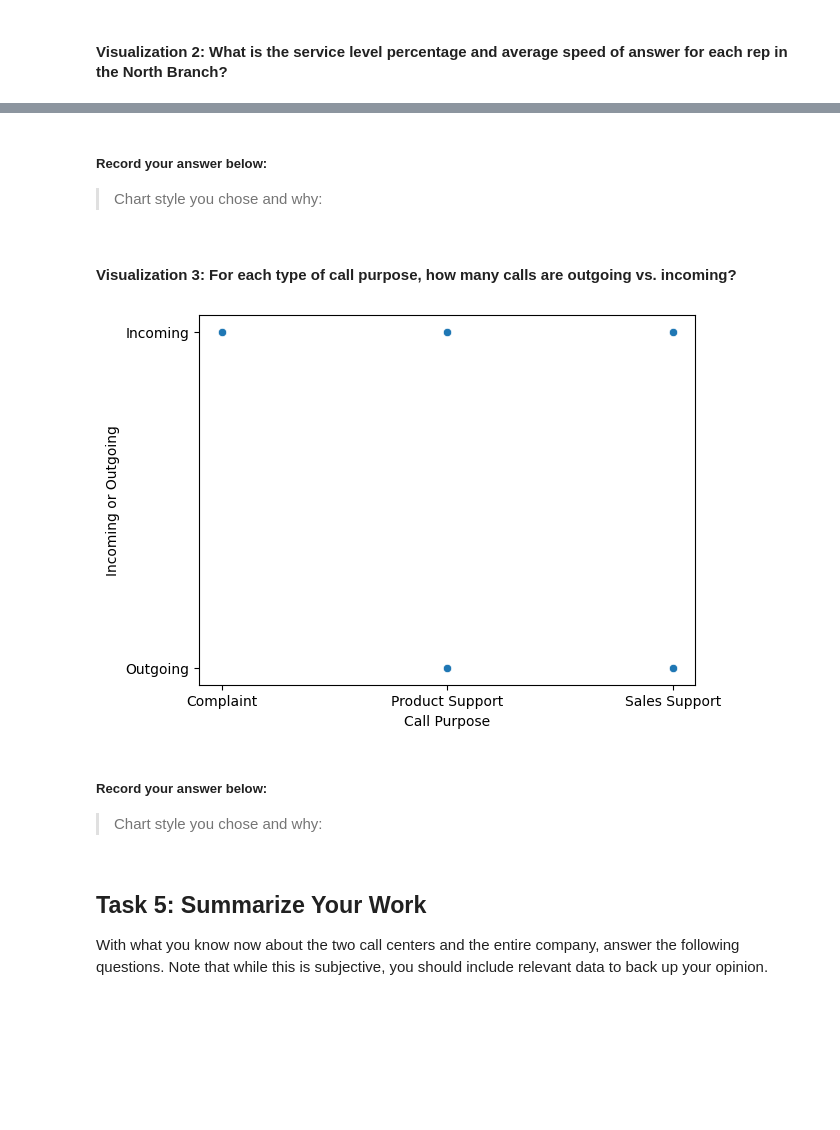
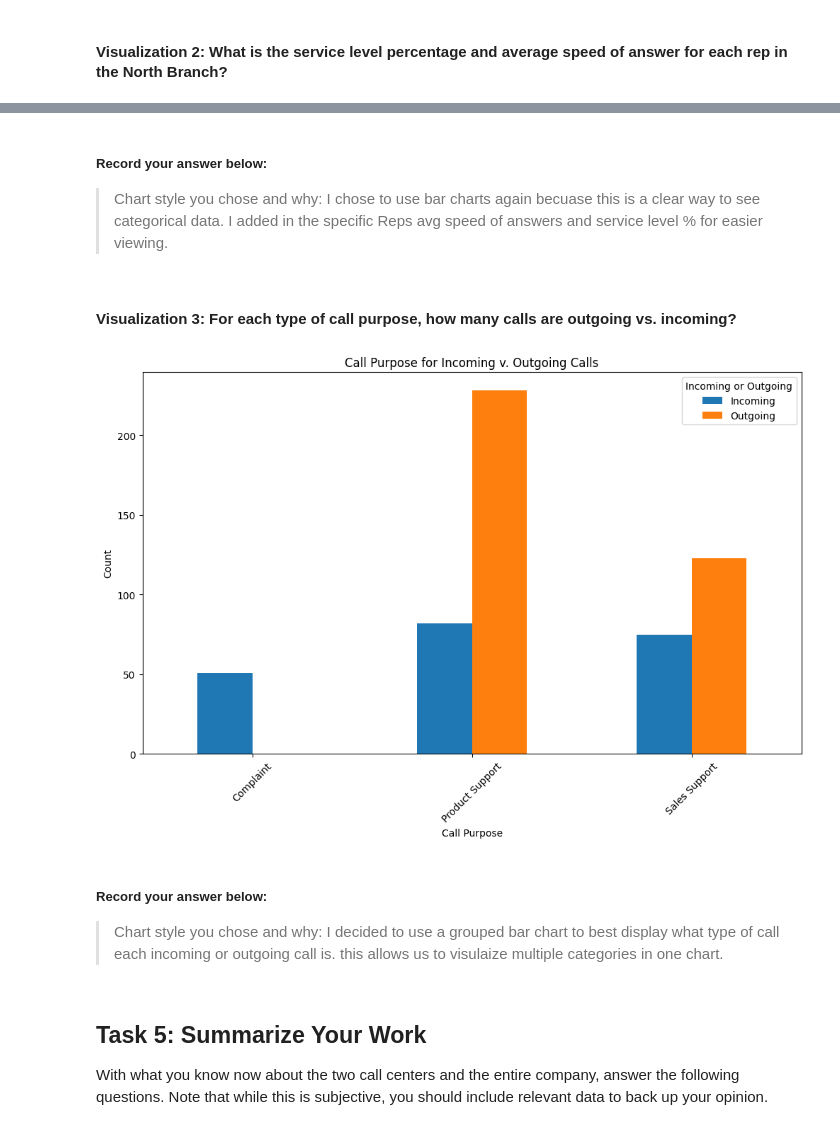
Before and after one commit to mcampbell07/call-center-cleanup-assignment, a Jupyter notebook: Call_Center_Cleanup.ipynb, the cells around one changed output, grey strips where cells are left out. Saved outputs shown, nothing was run; the diff lists cells and outputs as text; code cells hidden in the pictures; blank space fills up the shorter version.

```diff
--- a/Call_Center_Cleanup.ipynb
+++ b/Call_Center_Cleanup.ipynb
@@ -419,12 +409,12 @@ north_df.columns
 north_df = north_df[['Branch', 'Call Purpose', 'Time Block',
        'Incoming or Outgoing', 'Queue', 'Rep ID', 'Sale', 'Lost Call',
        'Abandoned', 'Busy Minutes', 'Not Ready Minutes', 'Incoming Wait Time',
-       'Incoming Wait Time NaN', 'During Call Wait Time', 'Calls']]
+       'During Call Wait Time', 'Calls']]
 north_df
 
 south_df = south_df[['Branch', 'Call Purpose', 'Time Block',
        'Incoming or Outgoing', 'Queue', 'Rep ID', 'Sale', 'Lost Call',
        'Abandoned', 'Busy Minutes', 'Not Ready Minutes', 'Incoming Wait Time',
-       'Incoming Wait Time NaN', 'During Call Wait Time', 'Calls']]
+       'During Call Wait Time', 'Calls']]
 south_df
 # %% [output]
@@ -694,41 +816,47 @@ Passing `palette` without assigning `hue` is deprecated and will be removed in v
 # %% [markdown]
 ##### Record your answer below:
 
-> Chart style you chose and why:
+> Chart style you chose and why: I chose to use bar charts again becuase this is a clear way to see categorical data. I added in the specific Reps avg speed of answers and service level % for easier viewing.
 # %% [markdown]
 #### Visualization 3: For each type of call purpose, how many calls are outgoing vs. incoming?
 # %%
 # Create visualization 3 here:
 # The three dictionaries, complaints, sales_support, and product_support, have the information you need
 
 purpose_group = df.groupby("Call Purpose")
 call_purpose = ["Complaint", "Product Support", "Sales Support"]
 purpose_counts = purpose_group["Incoming or Outgoing"].value_counts()
 
 complaints = purpose_counts["Complaint"].to_dict()
 sales_support = purpose_counts["Sales Support"].to_dict()
 product_support = purpose_counts["Product Support"].to_dict()
 
-purpose_counts_df = pd.DataFrame(purpose_counts)
-
 #Your Code Here:
 
-# plt.figure(figsize=(12, 8))
-sns.scatterplot(data=purpose_counts_df, x="Call Purpose", y="Incoming or Outgoing")
+purpose_counts_plt = pd.Series(purpose_counts)
+purpose_counts_plt
 
-# Add title and labels
-# plt.title('Relationship Between Pollinator Participants and Butterflies')
-# plt.xlabel('Pollinator Participants')
-# plt.ylabel('Number of Butterflies')
+purpose_counts_df = purpose_counts_plt.to_frame()
+purpose_counts_df = purpose_counts_df.reset_index()
+purpose_counts_df
 
-# Show the plot
+
+df_pivot = purpose_counts_df.pivot_table(index='Call Purpose', columns='Incoming or Outgoing', values='count', aggfunc='sum')
+
+df_pivot.plot(kind='bar', figsize=(12, 7))
+
+plt.xlabel('Call Purpose')
+plt.ylabel('Count')
+plt.title('Call Purpose for Incoming v. Outgoing Calls')
+
+plt.xticks(rotation=45)
 plt.show()
 # %% [output]
-[figure, old version]
+[figure, new version]
 # %% [markdown]
 ##### Record your answer below:
 
-> Chart style you chose and why:
+> Chart style you chose and why: I decided to use a grouped bar chart to best display what type of call each incoming or outgoing call is. this allows us to visulaize multiple categories in one chart.
 # %% [markdown]
 ## Task 5: Summarize Your Work
 
```
Also changed, not shown: parts of 15 cells of this notebook.
